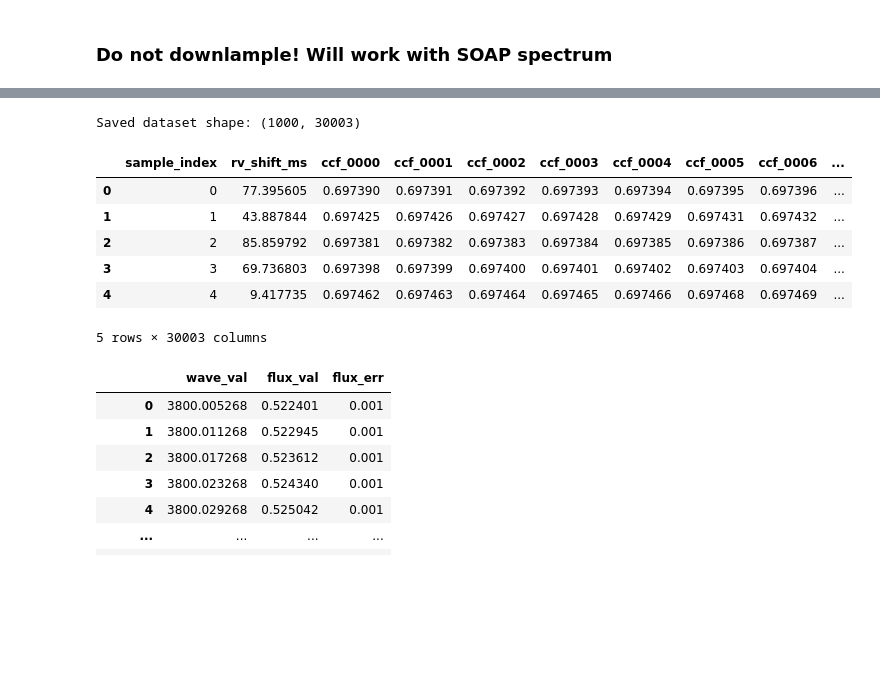
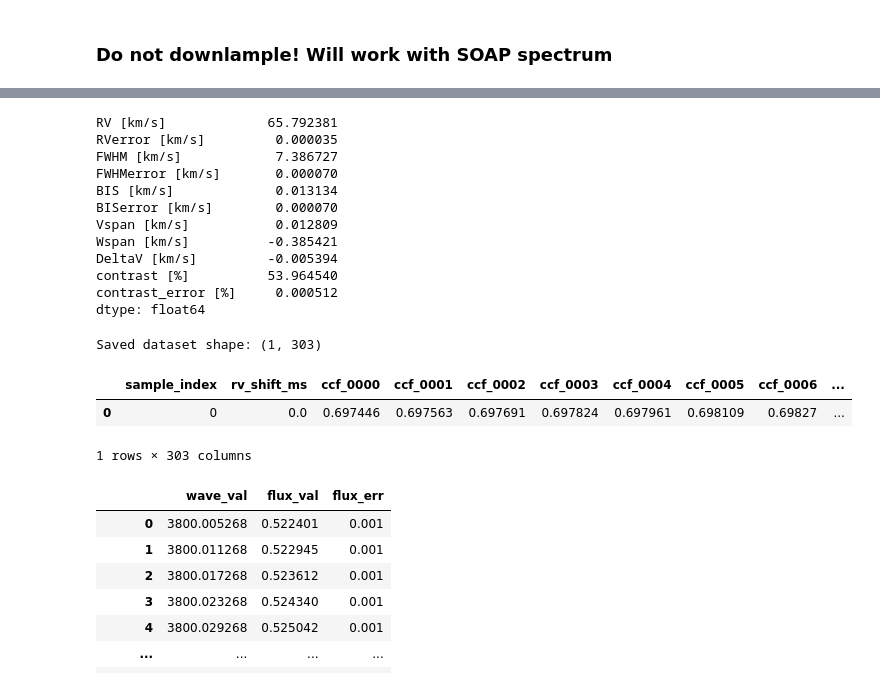
Before and after one commit to vadibekyan/DL_RV_diogo, a Jupyter notebook: integrated_star.ipynb, the cells around one changed output, grey strips where cells are left out. Drawn from its saved outputs; the diff is of its cells as text; code cells hidden in the pictures; blank space fills up the shorter version.

```diff
--- a/integrated_star.ipynb
+++ b/integrated_star.ipynb
@@ -241,3 +735,37 @@ print(sorted(path.name for path in csv_input_dir.glob("*.csv")))
+# %%
+import iCCF
+import pandas as pd
+
+I = iCCF.Indicators(rvarray, ccf, ccfe)
+
+indicators = {
+    "RV [km/s]": I.RV*1000,
+    "RVerror [km/s]": I.RVerror,
+    "FWHM [km/s]": I.FWHM,
+    "FWHMerror [km/s]": I.FWHMerror,
+    "BIS [km/s]": I.BIS,
+    "BISerror [km/s]": I.BISerror,
+    "Vspan [km/s]": I.Vspan,
+    "Wspan [km/s]": I.Wspan,
+    "DeltaV [km/s]": I.DeltaV,
+    "contrast [%]": I.contrast,
+    "contrast_error [%]": I.contrast_error,
+}
+
+pd.Series(indicators)
+# %% [output]
+RV [km/s]             65.792381
+RVerror [km/s]         0.000035
+FWHM [km/s]            7.386727
+FWHMerror [km/s]       0.000070
+BIS [km/s]             0.013134
+BISerror [km/s]        0.000070
+Vspan [km/s]           0.012809
+Wspan [km/s]          -0.385421
+DeltaV [km/s]         -0.005394
+contrast [%]          53.964540
+contrast_error [%]     0.000512
+dtype: float64
 # %%
 # Generate random RV shifts and compute CCF values in a row-wise dataset
 # (one sample per row, no RV-as-column-name keys) with one global progress bar.
@@ -317,7 +845,7 @@ def run_random_rv_ccf_workflow(
     ccf_output_csv,
     *,
     n_samples=2,
-    rv_range_ms=(0.0, 100.0),
+    rv_range_ms=(0.0, 0.0),
     vrad_grid=(-15.0, 15.0, 0.1),
     random_seed=42,
     fill_value=1.0,
@@ -329,43 +857,39 @@ def run_random_rv_ccf_workflow(
         random_seed=random_seed,
     )
 
     dataset_df = build_ccf_rows_dataframe(
         input_csv=input_csv,
         mask_csv=mask_csv,
         sampled_rv_ms=sampled_rv_ms,
         vrad_grid=vrad_grid,
         fill_value=fill_value,
         quiet_arve=quiet_arve,
     )
 
     ccf_output_csv = Path(ccf_output_csv)
     ccf_output_csv.parent.mkdir(parents=True, exist_ok=True)
     dataset_df.to_csv(ccf_output_csv, index=False)
 
     print("Saved dataset shape:", dataset_df.shape)
     return dataset_df
 
 random_ccf_dataset_df = run_random_rv_ccf_workflow(
     input_csv="./saved_spectra/csv_spectra/soap.csv",
     mask_csv="./saved_spectra/G2_mask.csv",
     ccf_output_csv="./saved_spectra/random_1000ccf_with_rv_0001step.csv",
-    n_samples=1000,
-    rv_range_ms=(0.0, 100.0),
-    vrad_grid=(-15.0, 15.0, 0.001),
+    n_samples=1,
+    rv_range_ms=(0.0, 0.0),
+    vrad_grid=(-15.0, 15.0, 0.1),
     random_seed=42,
     quiet_arve=True,
 )
 
 random_ccf_dataset_df.head()
 # %% [output]
-Saved dataset shape: (1000, 30003)
+Saved dataset shape: (1, 303)
 |  | sample_index | rv_shift_ms | ccf_0000 | ccf_0001 | ccf_0002 | ccf_0003 | ccf_0004 | ccf_0005 | ccf_0006 | ... |
-| 0 | 0 | 77.395605 | 0.697390 | 0.697391 | 0.697392 | 0.697393 | 0.697394 | 0.697395 | 0.697396 | ... |
-| 1 | 1 | 43.887844 | 0.697425 | 0.697426 | 0.697427 | 0.697428 | 0.697429 | 0.697431 | 0.697432 | ... |
-| 2 | 2 | 85.859792 | 0.697381 | 0.697382 | 0.697383 | 0.697384 | 0.697385 | 0.697386 | 0.697387 | ... |
-| 3 | 3 | 69.736803 | 0.697398 | 0.697399 | 0.697400 | 0.697401 | 0.697402 | 0.697403 | 0.697404 | ... |
-| 4 | 4 | 9.417735 | 0.697462 | 0.697463 | 0.697464 | 0.697465 | 0.697466 | 0.697468 | 0.697469 | ... |
+| 0 | 0 | 0.0 | 0.697446 | 0.697563 | 0.697691 | 0.697824 | 0.697961 | 0.698109 | 0.69827 | ... |
-5 rows × 30003 columns
+1 rows × 303 columns
 # %%
 # Generate 100m/s shifted SOAP spectrum for testing.
 shift_spectrum_csv(
```
Also changed, not shown: parts of 12 cells of this notebook, 24 other files.
